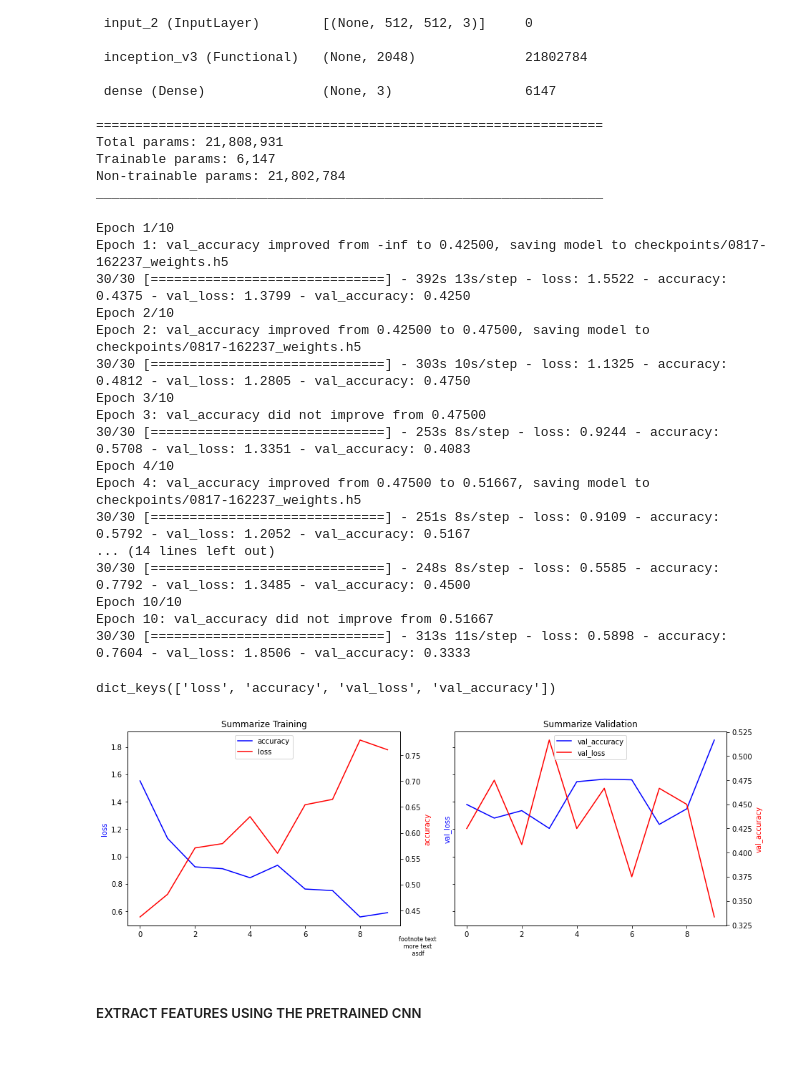
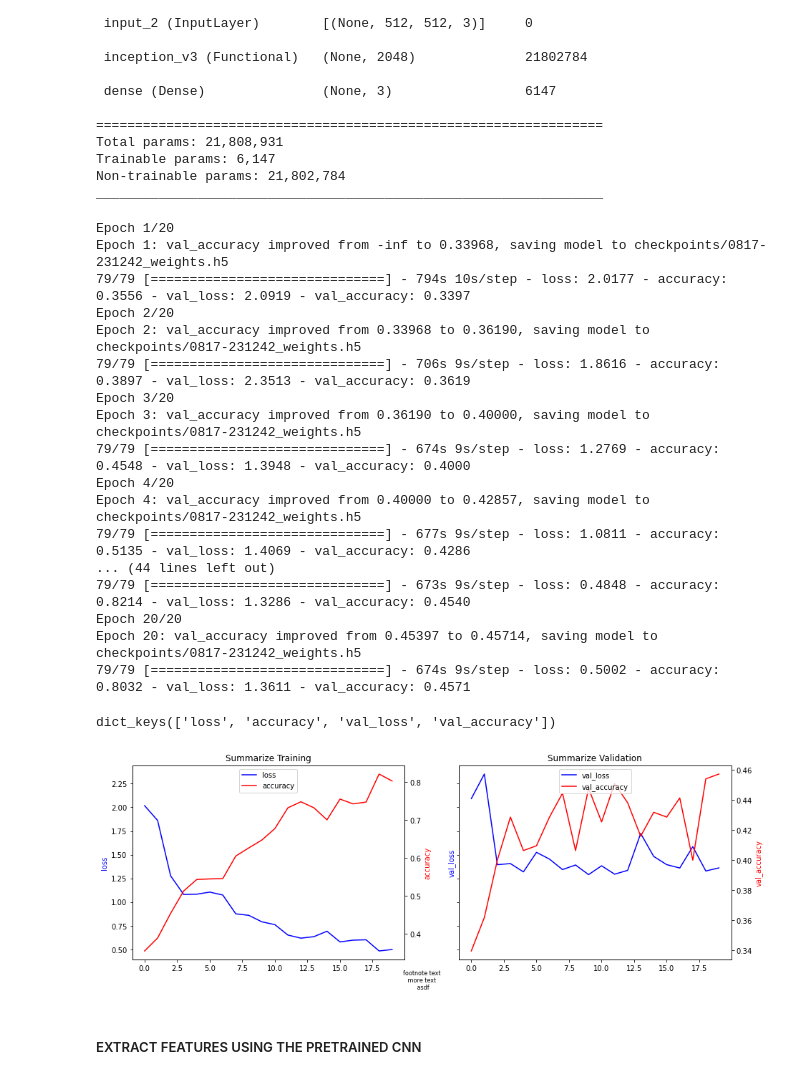
Before and after one commit to honkskillet/ILO_B_Reader, a Jupyter notebook: CLSRF_NIH_MNv2plusSVM.ipynb, the cells around one changed output. Drawn from its saved outputs; the diff is of its cells as text; code cells hidden in the pictures.

Commit message:
save progress, restart trainin; new plots

```diff
--- a/CLSRF_NIH_MNv2plusSVM.ipynb
+++ b/CLSRF_NIH_MNv2plusSVM.ipynb
@@ -243,7 +243,7 @@ model_checkpoint_callback = tf.keras.callbacks.ModelCheckpoint(
   save_best_only=True)
 # %%
 #Train the CNN model
-EPOCHS=10
+EPOCHS=20
 BATCH_SIZE=16
 history = model.fit(
   x_train, y_train,
@@ -252,23 +252,23 @@ history = model.fit(
   validation_data = (x_test, y_test),
   callbacks=[model_checkpoint_callback])
 # %% [output]
-Epoch 1/10
-Epoch 1: val_accuracy improved from -inf to 0.42500, saving model to checkpoints/0817-162237_weights.h5
-30/30 [==============================] - 392s 13s/step - loss: 1.5522 - accuracy: 0.4375 - val_loss: 1.3799 - val_accuracy: 0.4250
-Epoch 2/10
-Epoch 2: val_accuracy improved from 0.42500 to 0.47500, saving model to checkpoints/0817-162237_weights.h5
-30/30 [==============================] - 303s 10s/step - loss: 1.1325 - accuracy: 0.4812 - val_loss: 1.2805 - val_accuracy: 0.4750
-Epoch 3/10
-Epoch 3: val_accuracy did not improve from 0.47500
-30/30 [==============================] - 253s 8s/step - loss: 0.9244 - accuracy: 0.5708 - val_loss: 1.3351 - val_accuracy: 0.4083
-Epoch 4/10
-Epoch 4: val_accuracy improved from 0.47500 to 0.51667, saving model to checkpoints/0817-162237_weights.h5
-30/30 [==============================] - 251s 8s/step - loss: 0.9109 - accuracy: 0.5792 - val_loss: 1.2052 - val_accuracy: 0.5167
-... (14 lines left out)
-30/30 [==============================] - 248s 8s/step - loss: 0.5585 - accuracy: 0.7792 - val_loss: 1.3485 - val_accuracy: 0.4500
-Epoch 10/10
-Epoch 10: val_accuracy did not improve from 0.51667
-30/30 [==============================] - 313s 11s/step - loss: 0.5898 - accuracy: 0.7604 - val_loss: 1.8506 - val_accuracy: 0.3333
+Epoch 1/20
+Epoch 1: val_accuracy improved from -inf to 0.33968, saving model to checkpoints/0817-231242_weights.h5
+79/79 [==============================] - 794s 10s/step - loss: 2.0177 - accuracy: 0.3556 - val_loss: 2.0919 - val_accuracy: 0.3397
+Epoch 2/20
+Epoch 2: val_accuracy improved from 0.33968 to 0.36190, saving model to checkpoints/0817-231242_weights.h5
+79/79 [==============================] - 706s 9s/step - loss: 1.8616 - accuracy: 0.3897 - val_loss: 2.3513 - val_accuracy: 0.3619
+Epoch 3/20
+Epoch 3: val_accuracy improved from 0.36190 to 0.40000, saving model to checkpoints/0817-231242_weights.h5
+79/79 [==============================] - 674s 9s/step - loss: 1.2769 - accuracy: 0.4548 - val_loss: 1.3948 - val_accuracy: 0.4000
+Epoch 4/20
+Epoch 4: val_accuracy improved from 0.40000 to 0.42857, saving model to checkpoints/0817-231242_weights.h5
+79/79 [==============================] - 677s 9s/step - loss: 1.0811 - accuracy: 0.5135 - val_loss: 1.4069 - val_accuracy: 0.4286
+... (44 lines left out)
+79/79 [==============================] - 673s 9s/step - loss: 0.4848 - accuracy: 0.8214 - val_loss: 1.3286 - val_accuracy: 0.4540
+Epoch 20/20
+Epoch 20: val_accuracy improved from 0.45397 to 0.45714, saving model to checkpoints/0817-231242_weights.h5
+79/79 [==============================] - 674s 9s/step - loss: 0.5002 - accuracy: 0.8032 - val_loss: 1.3611 - val_accuracy: 0.4571
 # %%
 ## load model weights from file
 if(False): ##I don't want this to run noramlly
@@ -302,7 +302,7 @@ ax2 = ax1.twinx()
 l2, = ax2.plot(history.history['accuracy'], color='red')
 ax1.set_ylabel('loss' , color='blue')
 ax2.set_ylabel('accuracy', color='red' )
-plt.legend([l1, l2], ["accuracy", "loss"], loc="upper center")
+plt.legend([l1, l2], ["loss","accuracy" ], loc="upper center")
 plt.xlabel('epochs')
 plt.title('Summarize Training')
 plt.figtext(0.5, 0.01, 'footnote text\n more text \n asdf', horizontalalignment='center', fontsize=8)
@@ -310,35 +310,35 @@ plt.figtext(0.5, 0.01, 'footnote text\n more text \n asdf', horizontalalignment=
 
 # summarize validation
 # fig, ax1 = plt.subplots()
 l1, = bx1.plot(history.history['val_loss'], color='blue')
 bx2 = bx1.twinx()
 l2, = bx2.plot(history.history['val_accuracy'], color='red')
 bx1.set_ylabel('val_loss' , color='blue')
 bx2.set_ylabel('val_accuracy', color='red' )
-plt.legend([l1, l2], ["val_accuracy", "val_loss"], loc="upper center")
+plt.legend([l1, l2], ["val_loss","val_accuracy" ], loc="upper center")
 plt.xlabel('epochs')
 plt.title('Summarize Validation')
 plt.show()
 
 # # summarize history for accuracy
 # plt.plot(history.history['accuracy'])
 # plt.plot(history.history['val_accuracy'])
 # plt.title('model accuracy')
 # plt.ylabel('accuracy')
 # plt.xlabel('epoch')
 # plt.legend(['train', 'test'], loc='upper right')
 # plt.show()
 # # summarize history for loss
 # plt.plot(history.history['loss'])
 # plt.plot(history.history['val_loss'])
 # plt.title('model loss')
 # plt.ylabel('loss')
 # plt.xlabel('epoch')
 # plt.legend(['train', 'test'], loc='upper right')
 # plt.show()
 # %% [output]
 dict_keys(['loss', 'accuracy', 'val_loss', 'val_accuracy'])
-[figure, old version]
+[figure, new version]
 # %% [markdown]
 ##### EXTRACT FEATURES USING THE PRETRAINED CNN
 # %%
```
Also changed, not shown: parts of 11 cells of this notebook, 3 other files.
